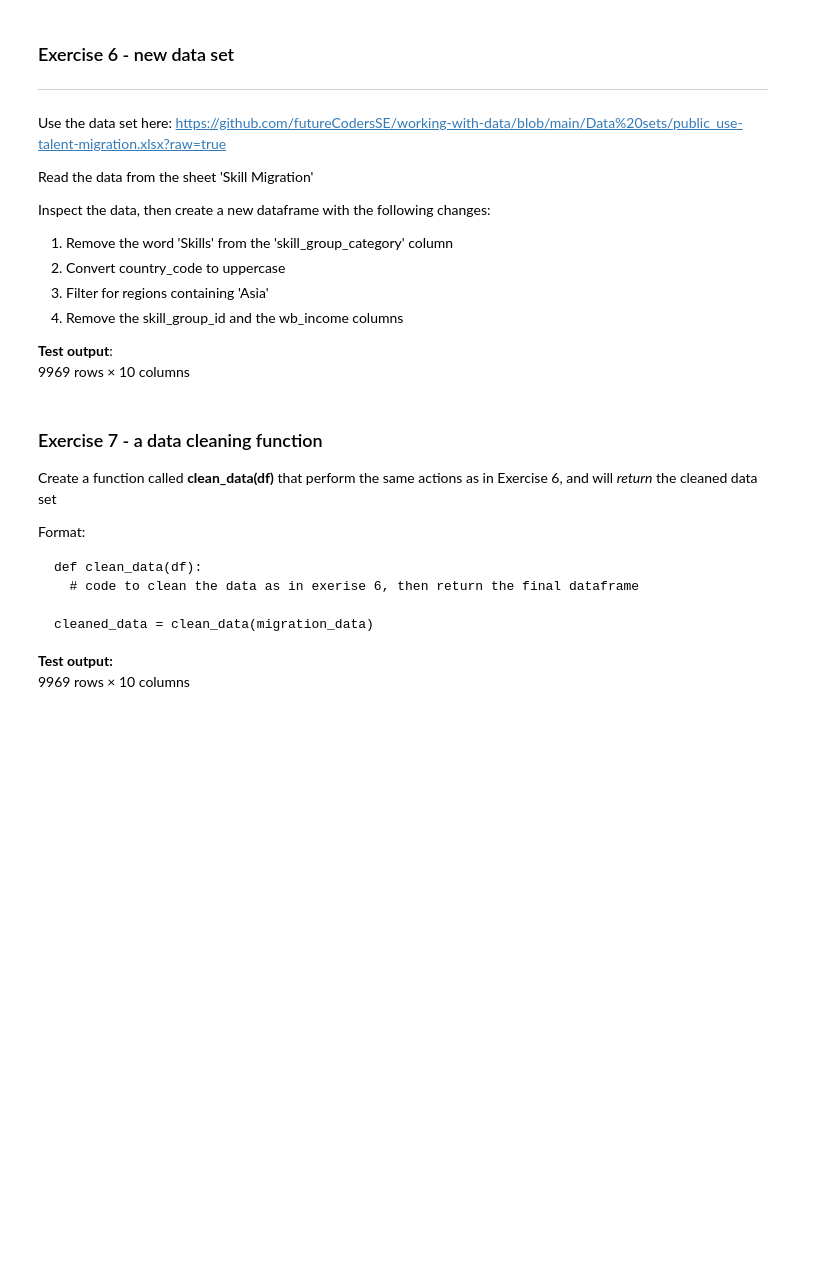
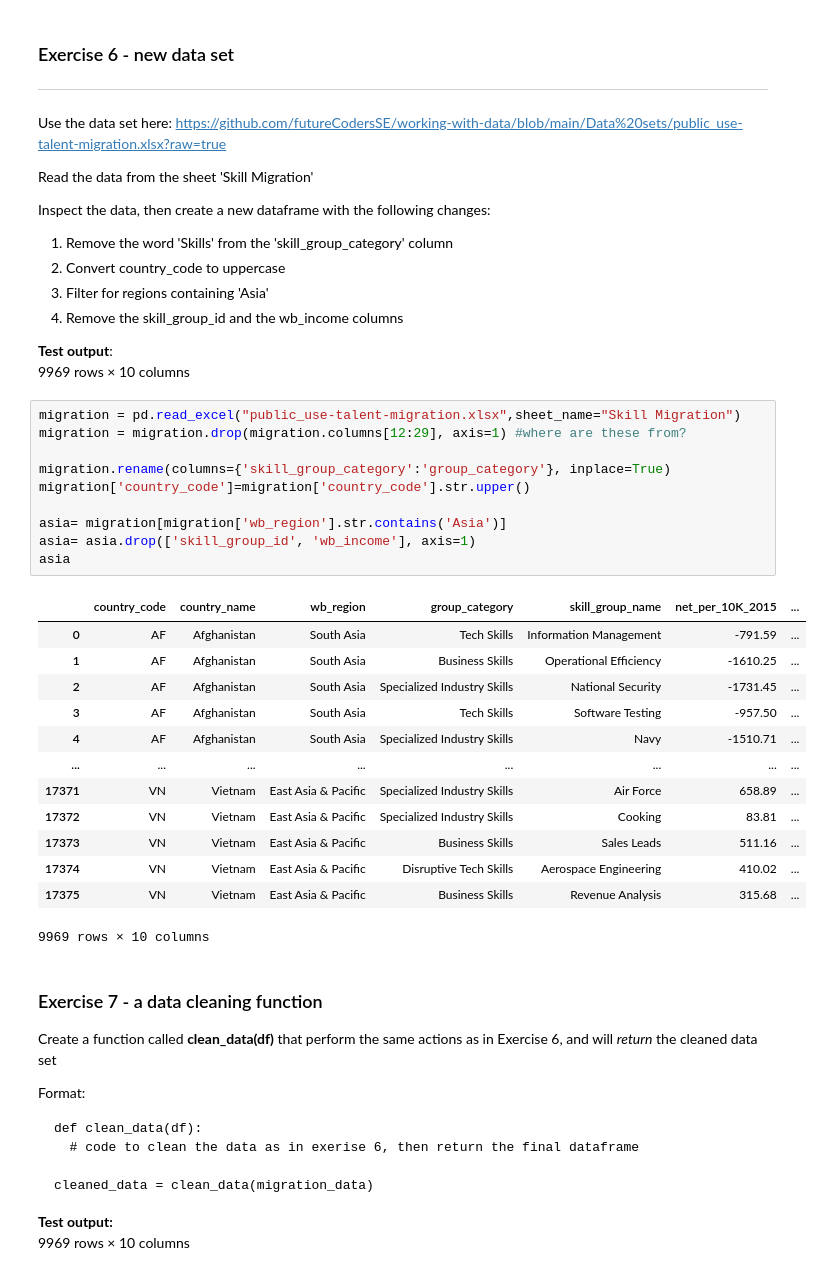
Before and after one commit to mara-ber/programing_for_data, a Jupyter notebook: strings.ipynb, the cells around one changed output. Saved outputs shown, nothing was run; the diff lists cells and outputs as text; blank space fills up the shorter version.

```diff
--- a/strings.ipynb
+++ b/strings.ipynb
@@ -184,6 +184,30 @@ Inspect the data, then create a new dataframe with the following changes:
 
 **Test output**:
 9969 rows × 10 columns
+# %%
+migration = pd.read_excel("public_use-talent-migration.xlsx",sheet_name="Skill Migration")
+migration = migration.drop(migration.columns[12:29], axis=1) #where are these from?
+
+migration.rename(columns={'skill_group_category':'group_category'}, inplace=True)
+migration['country_code']=migration['country_code'].str.upper()
+
+asia= migration[migration['wb_region'].str.contains('Asia')]
+asia= asia.drop(['skill_group_id', 'wb_income'], axis=1)
+asia
+# %% [output]
+|  | country_code | country_name | wb_region | group_category | skill_group_name | net_per_10K_2015 | ... |
+| 0 | AF | Afghanistan | South Asia | Tech Skills | Information Management | -791.59 | ... |
+| 1 | AF | Afghanistan | South Asia | Business Skills | Operational Efficiency | -1610.25 | ... |
+| 2 | AF | Afghanistan | South Asia | Specialized Industry Skills | National Security | -1731.45 | ... |
+| 3 | AF | Afghanistan | South Asia | Tech Skills | Software Testing | -957.50 | ... |
+| 4 | AF | Afghanistan | South Asia | Specialized Industry Skills | Navy | -1510.71 | ... |
+| ... | ... | ... | ... | ... | ... | ... | ... |
+| 17371 | VN | Vietnam | East Asia & Pacific | Specialized Industry Skills | Air Force | 658.89 | ... |
+| 17372 | VN | Vietnam | East Asia & Pacific | Specialized Industry Skills | Cooking | 83.81 | ... |
+| 17373 | VN | Vietnam | East Asia & Pacific | Business Skills | Sales Leads | 511.16 | ... |
+| 17374 | VN | Vietnam | East Asia & Pacific | Disruptive Tech Skills | Aerospace Engineering | 410.02 | ... |
+| 17375 | VN | Vietnam | East Asia & Pacific | Business Skills | Revenue Analysis | 315.68 | ... |
+9969 rows × 10 columns
 # %% [markdown]
 ### Exercise 7 - a data cleaning function
 
```
